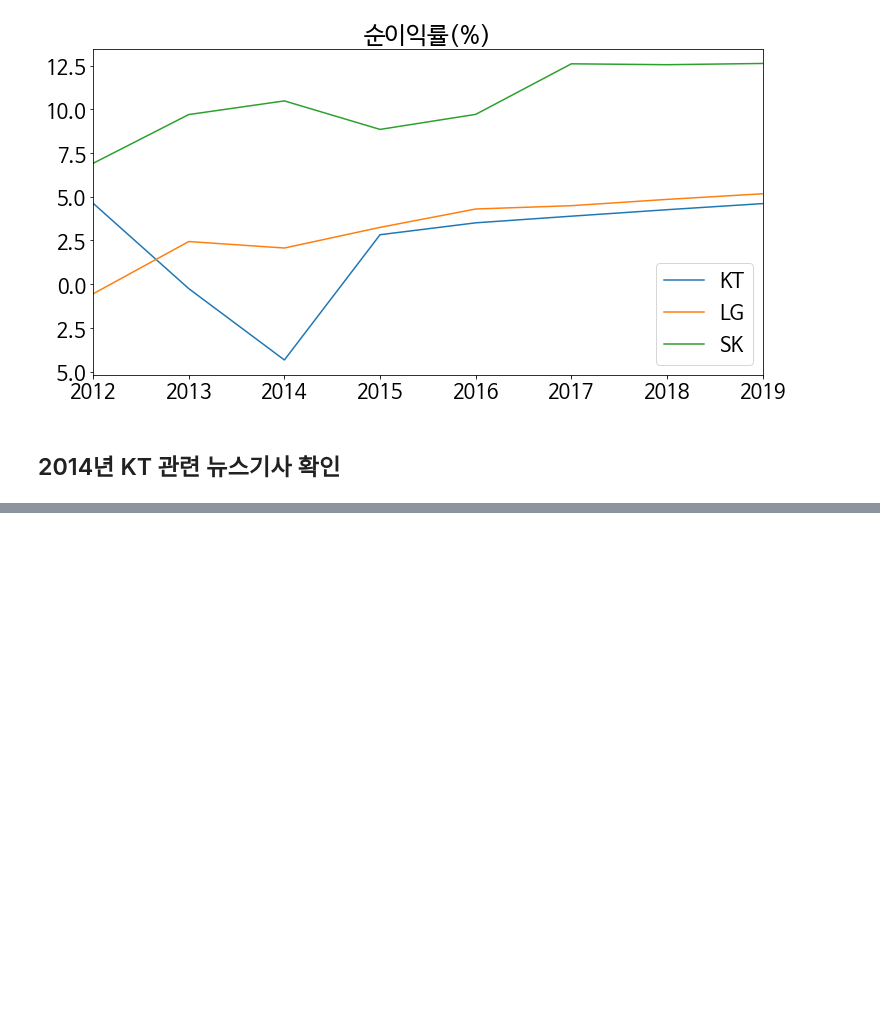
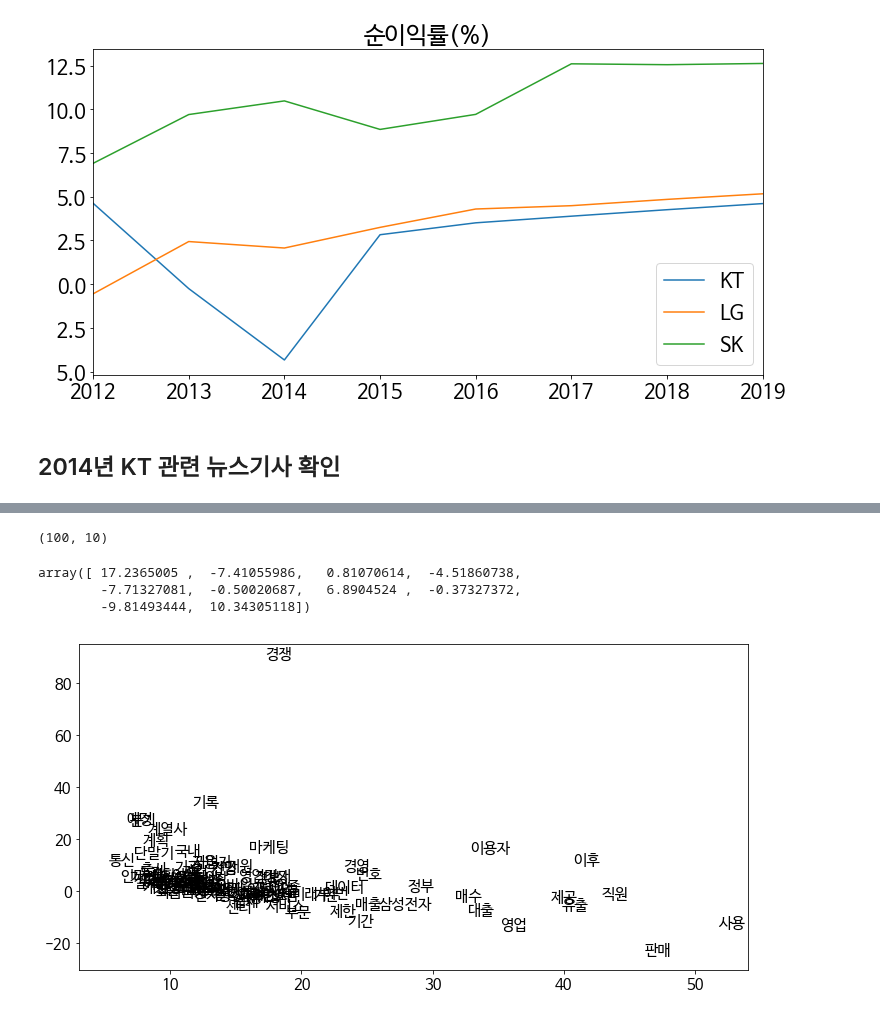
Before and after one commit to woosa7/PythonDataAnalytics, a Jupyter notebook: FinanceDA/Naver 재무제표 크롤링.ipynb, the cells around one changed output, grey strips where cells are left out. Cells and saved outputs as stored; diff of their text form; code cells hidden in the pictures; blank space fills up the shorter version.

```diff
--- a/FinanceDA/Naver 재무제표 크롤링.ipynb
+++ b/FinanceDA/Naver 재무제표 크롤링.ipynb
@@ -305,0 +360,7 @@ len(articles)
+# %%
+words = cv.get_feature_names()
+count_mat = tdm.sum(axis=0)
+count = np.squeeze(np.asarray(count_mat))
+word_count = list(zip(words, count))
+word_count = sorted(word_count, key=operator.itemgetter(1), reverse=True)
+word_count[:50]
@@ -305,0 +391,27 @@ len(articles)
+# %%
+svd = TruncatedSVD(n_components=10)
+pos = svd.fit_transform(tdm.T)
+pos.shape
+# %% [output]
+(100, 10)
+# %%
+pos[0, :]
+# %% [output]
+array([ 17.2365005 ,  -7.41055986,   0.81070614,  -4.51860738,
+        -7.71327081,  -0.50020687,   6.8904524 ,  -0.37327372,
+        -9.81493444,  10.34305118])
+# %%
+words = [word for word, _ in word_count]
+# %%
+plt.rcParams['axes.unicode_minus'] = False
+plt.rcParams['font.family'] = 'NanumBarunGothic'
+plt.rcParams['font.size'] = 15
+plt.rcParams['figure.figsize'] = [12, 6]
+# %%
+ax = plt.gca()
+plt.scatter(pos[:, 0], pos[:, 1], marker='.', color='white')
+for i, word in enumerate(words):
+    ax.text(pos[i, 0], pos[i, 1], word)
+plt.show()
+# %% [output]
+[figure, added]
```
Also changed, not shown: parts of 21 cells of this notebook.
